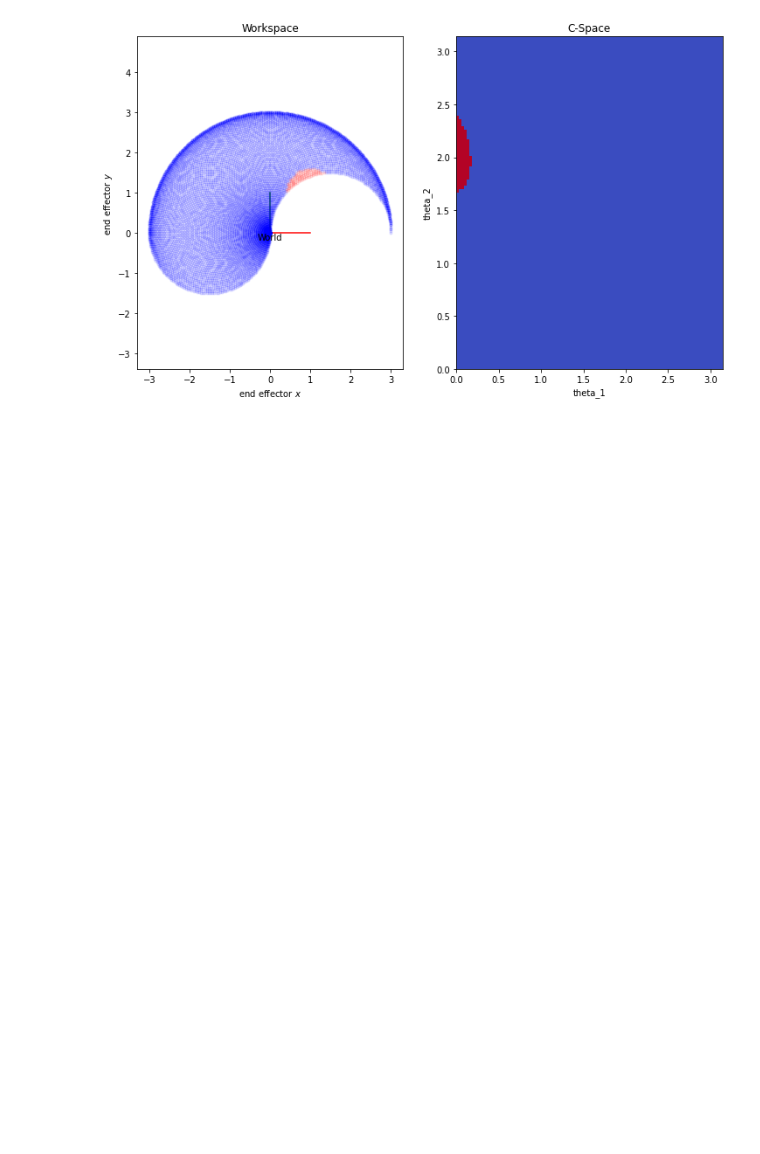
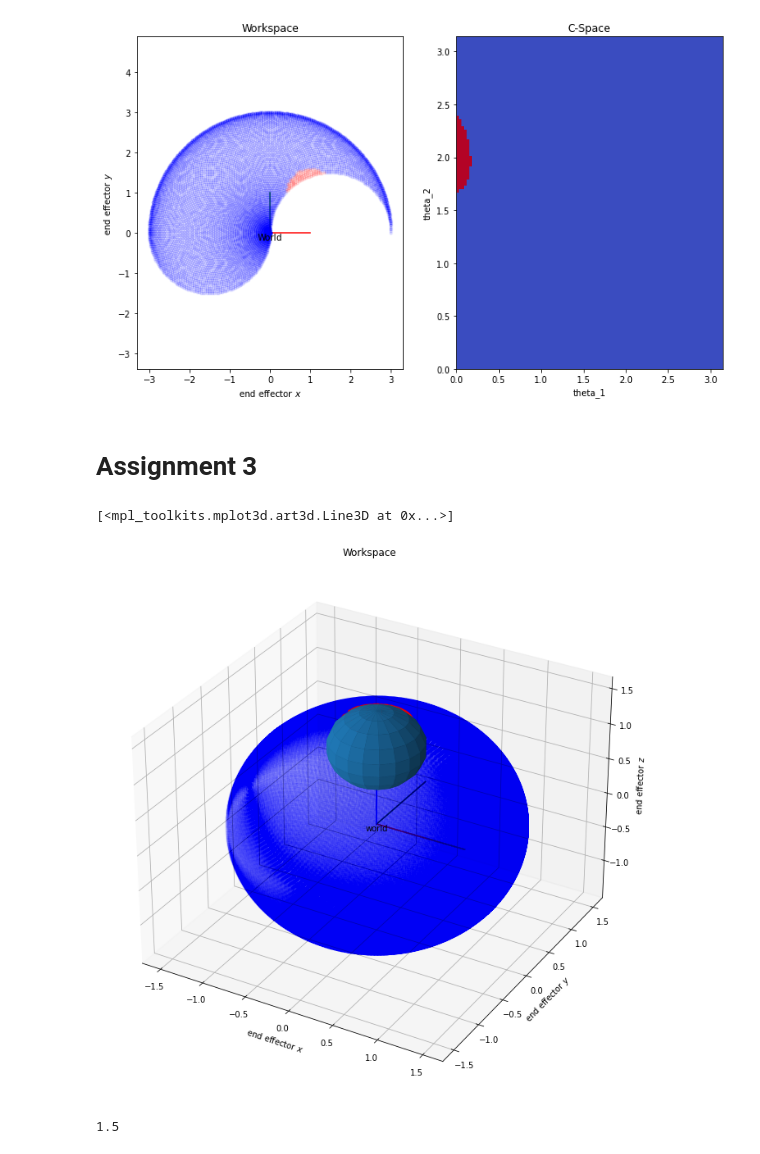
Before and after one commit to filippocasari/Robotics-Assignment1, a Jupyter notebook: assignment1-validated.ipynb, the cells around one changed output. Cells and saved outputs as stored; diff of their text form; code cells hidden in the pictures; blank space fills up the shorter version.

Commit message:
commit and 3d plotting

```diff
--- a/assignment1-validated.ipynb
+++ b/assignment1-validated.ipynb
@@ -360,3 +360,5 @@ ax2.set(xlabel="theta_1", ylabel="theta_2", title="C-Space")
 [ True  True  True ...  True  True  True]
 [Text(0.5, 0, 'theta_1'), Text(0, 0.5, 'theta_2'), Text(0.5, 1.0, 'C-Space')]
 [figure]
+# %% [markdown]
+# Assignment 3
@@ -362,0 +454,53 @@ ax2.set(xlabel="theta_1", ylabel="theta_2", title="C-Space")
+# %%
+fig,ax = plt.subplots(subplot_kw=dict(projection='3d'), figsize=(15,12))
+draw3df(np.eye(4),ax,"world")
+Point=np.array([0.,0.,1.1])
+radius= 0.5
+radius_squared=radius**2
+#draw3df(mk3dtr(0.5,0,0) @ mk3drotz(np.pi/2)@ mk3droty(np.pi/3),ax,"Frame")
+# minimum and maximum admissible values for theta1
+theta1_range = [0, np.pi ]
+theta2_range = [0, np.pi ]  # minimum and maximum admissible values for theta2
+theta3_range=[0, np.pi]
+theta1s, theta2s, theta3s = np.meshgrid(
+    np.linspace(*theta1_range, 100), np.linspace(*theta2_range, 100), np.linspace(*theta3_range, 100)
+)
+
+endeffector_positions = []
+for theta1, theta2, theta3, theta4, theta5, theta6 in zip(theta1s.flatten(), theta2s.flatten(), theta3s.flatten(),\
+    theta1s.flatten(), theta2s.flatten(), theta3s.flatten()):
+    #frames = fw_kinematics_2(theta1, theta2, theta3, theta4, theta5, theta6)
+    frames = fw_kinematics(theta1, theta2, theta3, theta4, theta5, theta6)
+
+    endeffector_pose = frames[-1]  # Pose of the end effector
+    endeffector_position = endeffector_pose @ np.array([[0, 0,0, 1]]).T
+    endeffector_positions.append(endeffector_position[0:3, 0])
+endeffector_positions = np.array(endeffector_positions)
+
+#print(endeffector_positions)
+valids = (endeffector_positions[:, 0]-Point[0])**2 + (endeffector_positions[:, 1]-Point[1])**2 +\
+    (endeffector_positions[:, 2]-Point[2])**2 > radius_squared
+#print(valids)
+ax.plot(endeffector_positions[valids, 0], endeffector_positions[valids, 1], endeffector_positions[valids, 2],  "b.", alpha=0.01)
+
+ax.set(xlabel="end effector $x$", ylabel="end effector $y$",zlabel="end effector $z$", title="Workspace")
+# draw sphere
+u, v = np.mgrid[0:2*np.pi:20j, 0:np.pi:10j]
+x = radius*np.cos(u)*np.sin(v) +Point[0]
+y = radius*np.sin(u)*np.sin(v)+Point[1]
+z = radius*np.cos(v) +Point[2]
+ax.plot_surface(x, y, z)
+ax.plot(
+    endeffector_positions[~valids, 0],
+    endeffector_positions[~valids, 1],
+    endeffector_positions[~valids, 2],# ~ for bits complement, drawing red figure
+    "r.",
+    alpha=0.1,
+)
+# %% [output]
+[<mpl_toolkits.mplot3d.art3d.Line3D at 0x...>]
+[figure, added]
+# %%
+print(l1)
+# %% [output]
+1.5
```
Also changed, not shown: parts of 2 cells of this notebook.
